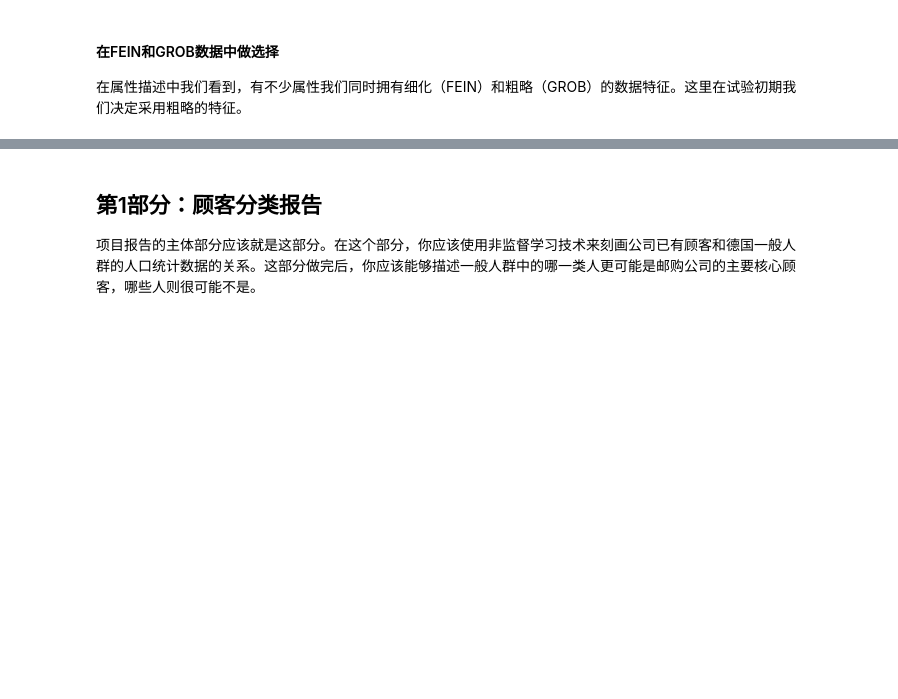
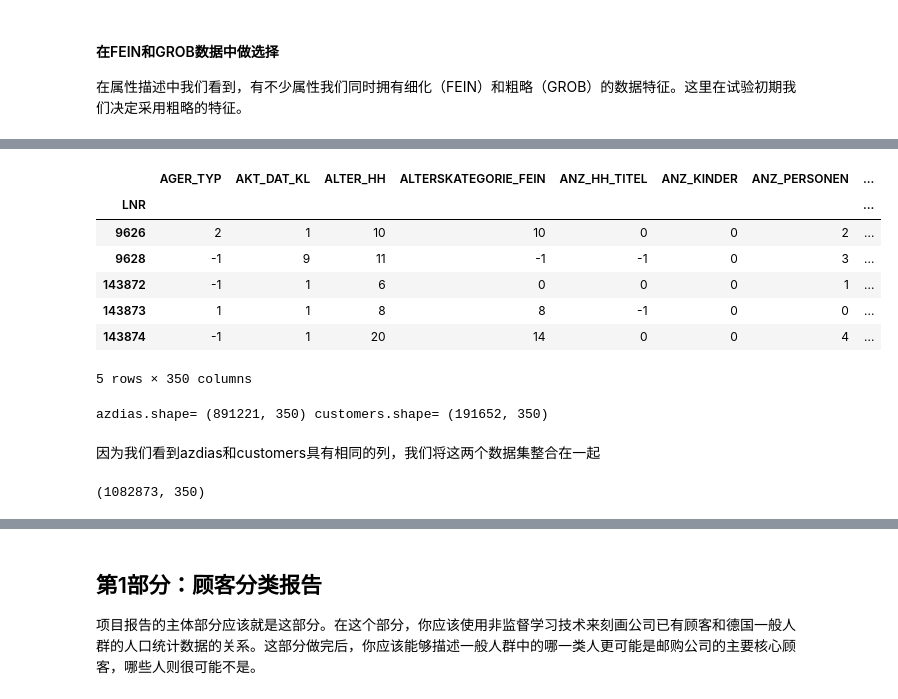
Before and after one commit to lqiang79/udacity_DSND_arvato, a Jupyter notebook: Arvato_Project_Workbook_zh.ipynb, the cells around one changed output, grey strips where cells are left out. Saved outputs shown, nothing was run; the diff lists cells and outputs as text; code cells hidden in the pictures; blank space fills up the shorter version.

```diff
--- a/Arvato_Project_Workbook_zh.ipynb
+++ b/Arvato_Project_Workbook_zh.ipynb
@@ -692,2 +417,24 @@ azdias = pd.read_pickle("unified_azdias.pkl")
+# %%
+customers.head()
+# %% [output]
+|  | AGER_TYP | AKT_DAT_KL | ALTER_HH | ALTERSKATEGORIE_FEIN | ANZ_HH_TITEL | ANZ_KINDER | ANZ_PERSONEN | ... |
+| LNR |  |  |  |  |  |  |  | ... |
+| 9626 | 2 | 1 | 10 | 10 | 0 | 0 | 2 | ... |
+| 9628 | -1 | 9 | 11 | -1 | -1 | 0 | 3 | ... |
+| 143872 | -1 | 1 | 6 | 0 | 0 | 0 | 1 | ... |
+| 143873 | 1 | 1 | 8 | 8 | -1 | 0 | 0 | ... |
+| 143874 | -1 | 1 | 20 | 14 | 0 | 0 | 4 | ... |
+5 rows × 350 columns
+# %%
+print('azdias.shape=', azdias.shape, 'customers.shape=',customers.shape)
+# %% [output]
+azdias.shape= (891221, 350) customers.shape= (191652, 350)
+# %% [markdown]
+因为我们看到azdias和customers具有相同的列，我们将这两个数据集整合在一起
+# %%
+all_data = azdias.append(customers)
+all_data.shape
+# %% [output]
+(1082873, 350)
 # %%
 import os
```
Also changed, not shown: parts of 61 cells of this notebook.
